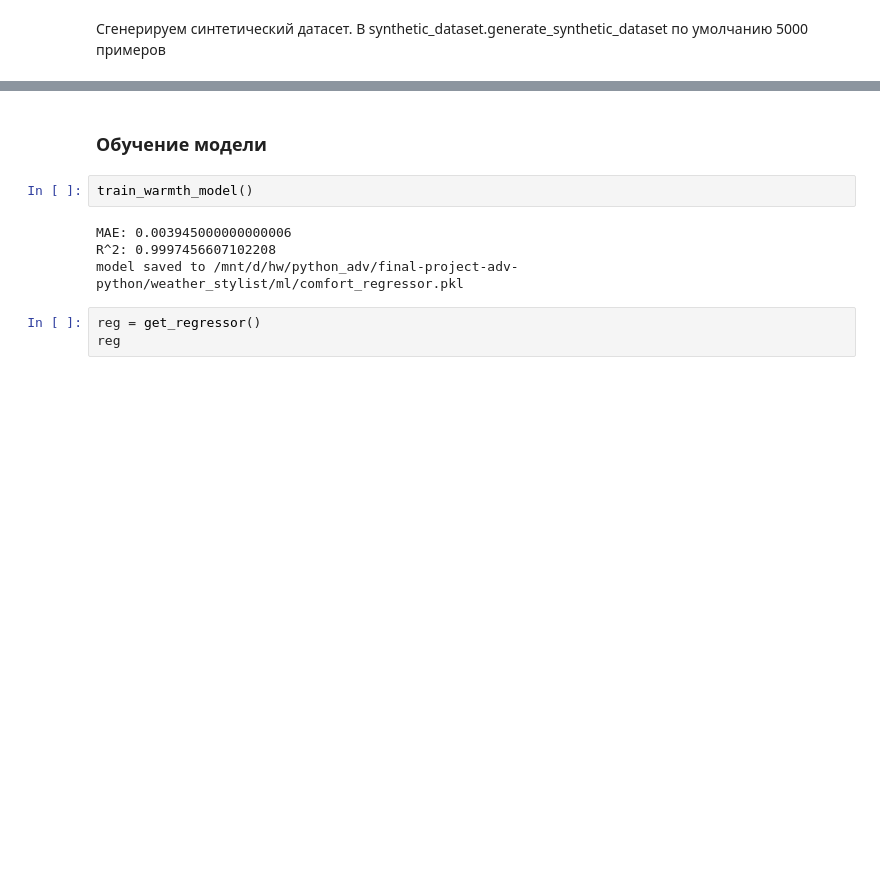
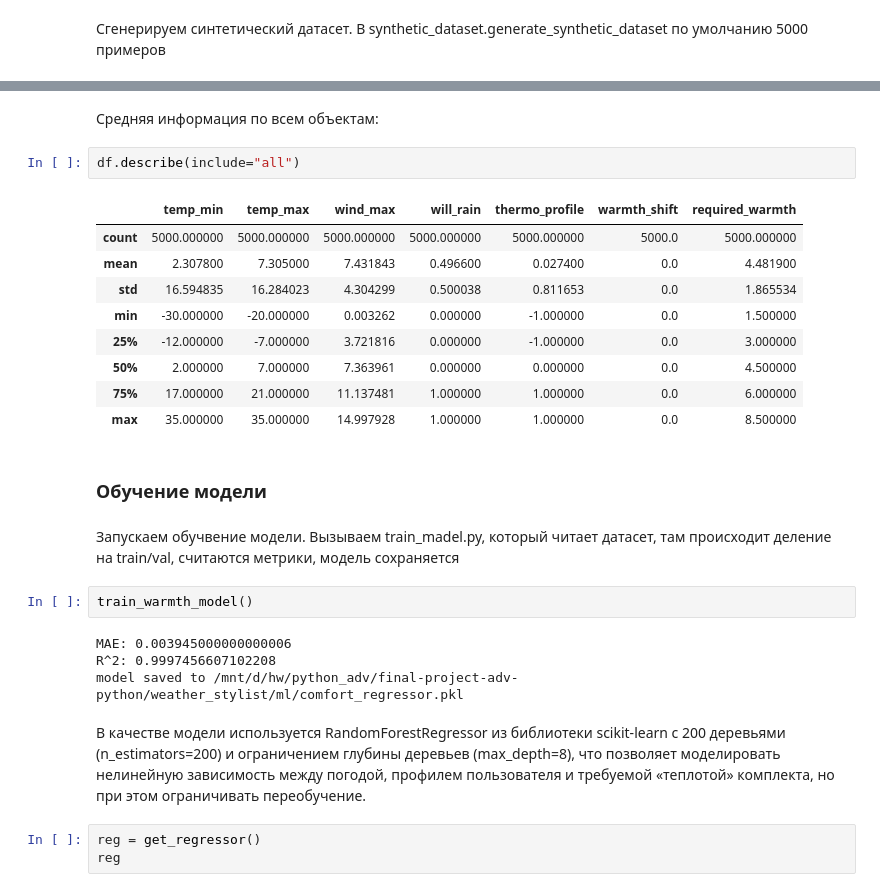
Before and after one commit to evaibodova/final-project-adv-python, a Jupyter notebook: weather_stylist/ml/train_warmth_model.ipynb, the cells around one changed output, grey strips where cells are left out. Drawn from its saved outputs; the diff is of its cells as text; blank space fills up the shorter version.

```diff
--- a/weather_stylist/ml/train_warmth_model.ipynb
+++ b/weather_stylist/ml/train_warmth_model.ipynb
@@ -50,11 +44,29 @@ df.head()
+# %% [markdown]
+Средняя информация по всем объектам:
+# %%
+df.describe(include="all")
+# %% [output]
+|  | temp_min | temp_max | wind_max | will_rain | thermo_profile | warmth_shift | required_warmth |
+| count | 5000.000000 | 5000.000000 | 5000.000000 | 5000.000000 | 5000.000000 | 5000.0 | 5000.000000 |
+| mean | 2.307800 | 7.305000 | 7.431843 | 0.496600 | 0.027400 | 0.0 | 4.481900 |
+| std | 16.594835 | 16.284023 | 4.304299 | 0.500038 | 0.811653 | 0.0 | 1.865534 |
+| min | -30.000000 | -20.000000 | 0.003262 | 0.000000 | -1.000000 | 0.0 | 1.500000 |
+| 25% | -12.000000 | -7.000000 | 3.721816 | 0.000000 | -1.000000 | 0.0 | 3.000000 |
+| 50% | 2.000000 | 7.000000 | 7.363961 | 0.000000 | 0.000000 | 0.0 | 4.500000 |
+| 75% | 17.000000 | 21.000000 | 11.137481 | 1.000000 | 1.000000 | 0.0 | 6.000000 |
+| max | 35.000000 | 35.000000 | 14.997928 | 1.000000 | 1.000000 | 0.0 | 8.500000 |
 # %% [markdown]
 ### Обучение модели
+# %% [markdown]
+Запускаем обучвение модели. Вызываем train_madel.py, который читает датасет, там происходит деление на train/val, считаются метрики, модель сохраняется
 # %%
 train_warmth_model()
 # %% [output]
 MAE: 0.003945000000000006
 R^2: 0.9997456607102208
 model saved to /mnt/d/hw/python_adv/final-project-adv-python/weather_stylist/ml/comfort_regressor.pkl
+# %% [markdown]
+В качестве модели используется RandomForestRegressor из библиотеки scikit-learn с 200 деревьями (n_estimators=200) и ограничением глубины деревьев (max_depth=8), что позволяет моделировать нелинейную зависимость между погодой, профилем пользователя и требуемой «теплотой» комплекта, но при этом ограничивать переобучение.
 # %%
 reg = get_regressor()
 reg
```
Also changed, not shown: parts of 5 cells of this notebook.
